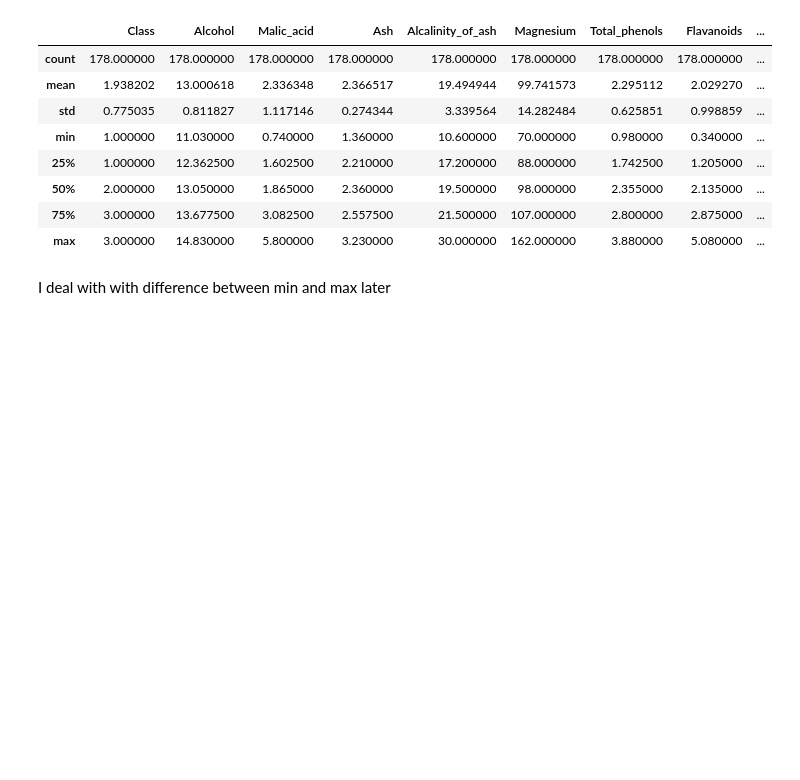
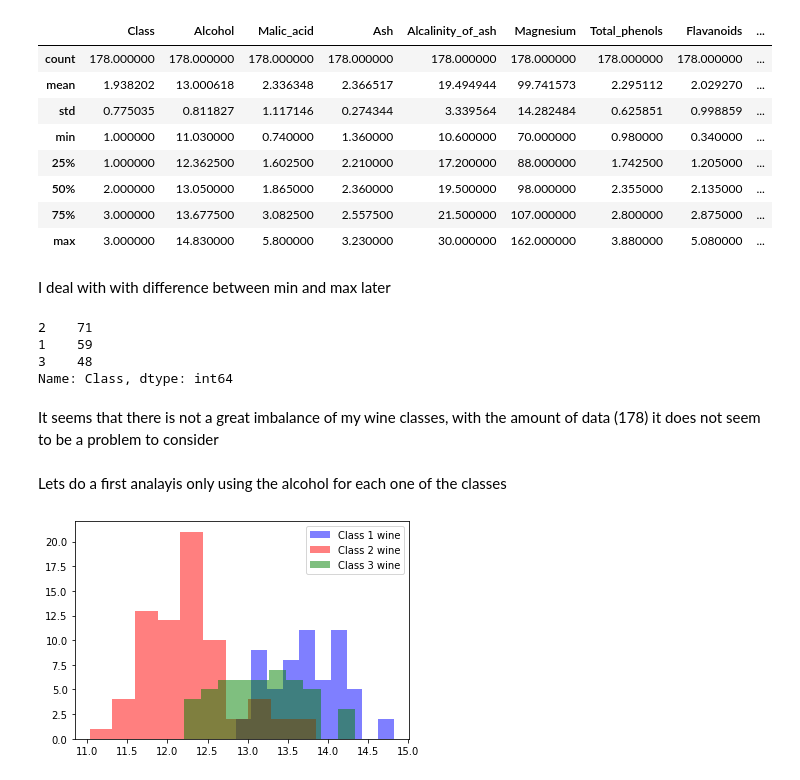
Before and after one commit to andresvc21/Random_Practice_ML, a Jupyter notebook: Wines_Classification_Homework_M1_Andres_Villegas.ipynb, the cells around one changed output. Saved outputs shown, nothing was run; the diff lists cells and outputs as text; code cells hidden in the pictures; blank space fills up the shorter version.

```diff
--- a/Wines_Classification_Homework_M1_Andres_Villegas.ipynb
+++ b/Wines_Classification_Homework_M1_Andres_Villegas.ipynb
@@ -67,3 +68,29 @@ df.describe()
 | max | 3.000000 | 14.830000 | 5.800000 | 3.230000 | 30.000000 | 162.000000 | 3.880000 | 5.080000 | ... |
 # %% [markdown]
 I deal with with difference between min and max later
+# %%
+df['Class'].value_counts()
+# %% [output]
+2    71
+1    59
+3    48
+Name: Class, dtype: int64
+# %% [markdown]
+It seems that there is not a great imbalance of my wine classes, with the amount of data (178) it does not seem to be a problem to consider
+# %% [markdown]
+Lets do a first analayis only using the alcohol for each one of the classes
+# %%
+import matplotlib.pyplot as plt
+
+alcohol=df['Alcohol']
+
+
+
+plt.hist(alcohol[df['Class']==1], 10, facecolor='blue', alpha=0.5, label="Class 1 wine")
+plt.hist(alcohol[df['Class']==2], 10, facecolor='red', alpha=0.5, label="Class 2 wine")
+plt.hist(alcohol[df['Class']==3], 10, facecolor='green', alpha=0.5, label="Class 3 wine")
+
+plt.legend()
+plt.show()
+# %% [output]
+[figure, added]
```
Also changed, not shown: parts of 12 cells of this notebook.
